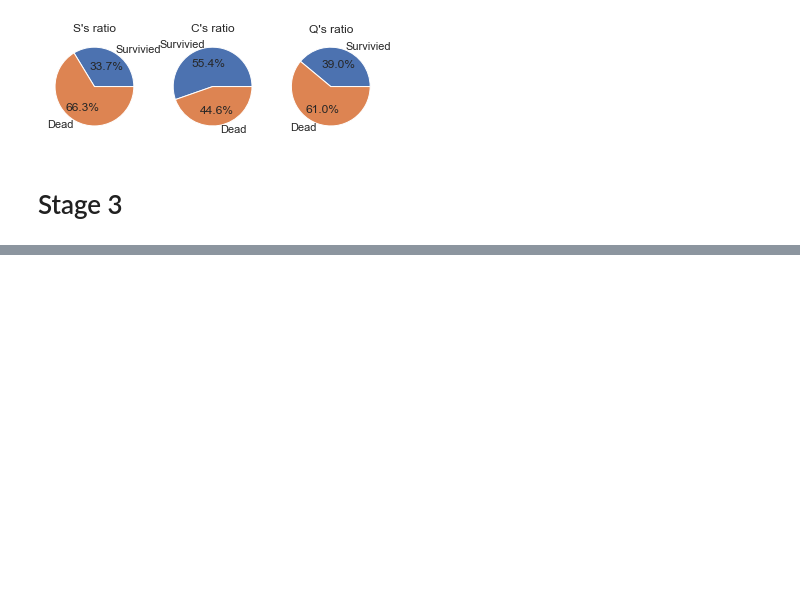
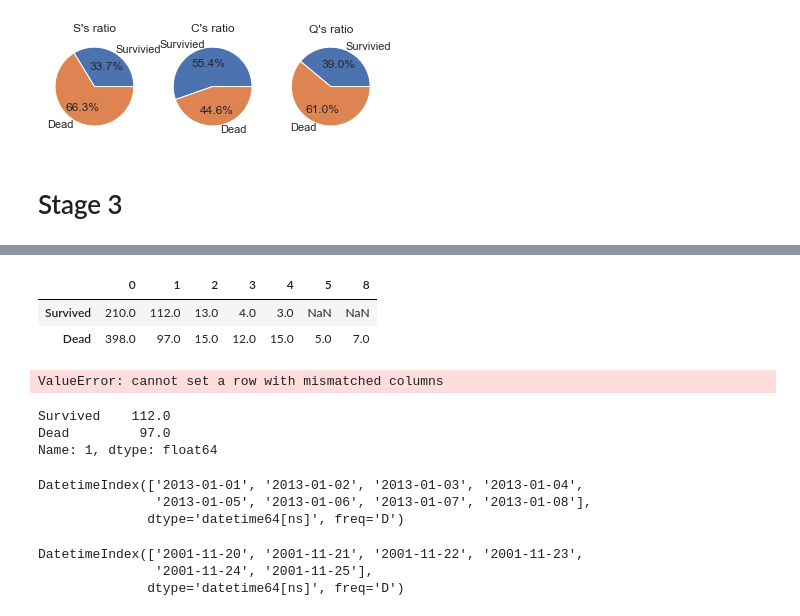
Before and after one commit to stahangryum/kaggle, a Jupyter notebook: Titanic/Titanic.ipynb, the cells around one changed output, grey strips where cells are left out. Drawn from its saved outputs; the diff is of its cells as text; code cells hidden in the pictures; blank space fills up the shorter version.

```diff
--- a/Titanic/Titanic.ipynb
+++ b/Titanic/Titanic.ipynb
@@ -138,0 +238,16 @@ pie_chart("Embarked")
+# %%
+df
+# %% [output]
+|  | 0 | 1 | 2 | 3 | 4 | 5 | 8 |
+| Survived | 210.0 | 112.0 | 13.0 | 4.0 | 3.0 | NaN | NaN |
+| Dead | 398.0 | 97.0 | 15.0 | 12.0 | 15.0 | 5.0 | 7.0 |
+# %%
+df.loc[len(df)] = df
+# %% [output]
+ValueError: cannot set a row with mismatched columns
+# %%
+df[1]
+# %% [output]
+Survived    112.0
+Dead         97.0
+Name: 1, dtype: float64
@@ -138,0 +256,12 @@ pie_chart("Embarked")
+# %%
+dates
+# %% [output]
+DatetimeIndex(['2013-01-01', '2013-01-02', '2013-01-03', '2013-01-04',
+               '2013-01-05', '2013-01-06', '2013-01-07', '2013-01-08'],
+              dtype='datetime64[ns]', freq='D')
+# %%
+df = pd.dataFrame(np.random.randn(6,4), index = dates,
+# %% [output]
+DatetimeIndex(['2001-11-20', '2001-11-21', '2001-11-22', '2001-11-23',
+               '2001-11-24', '2001-11-25'],
+              dtype='datetime64[ns]', freq='D')
```
Also changed, not shown: parts of 20 cells of this notebook.
